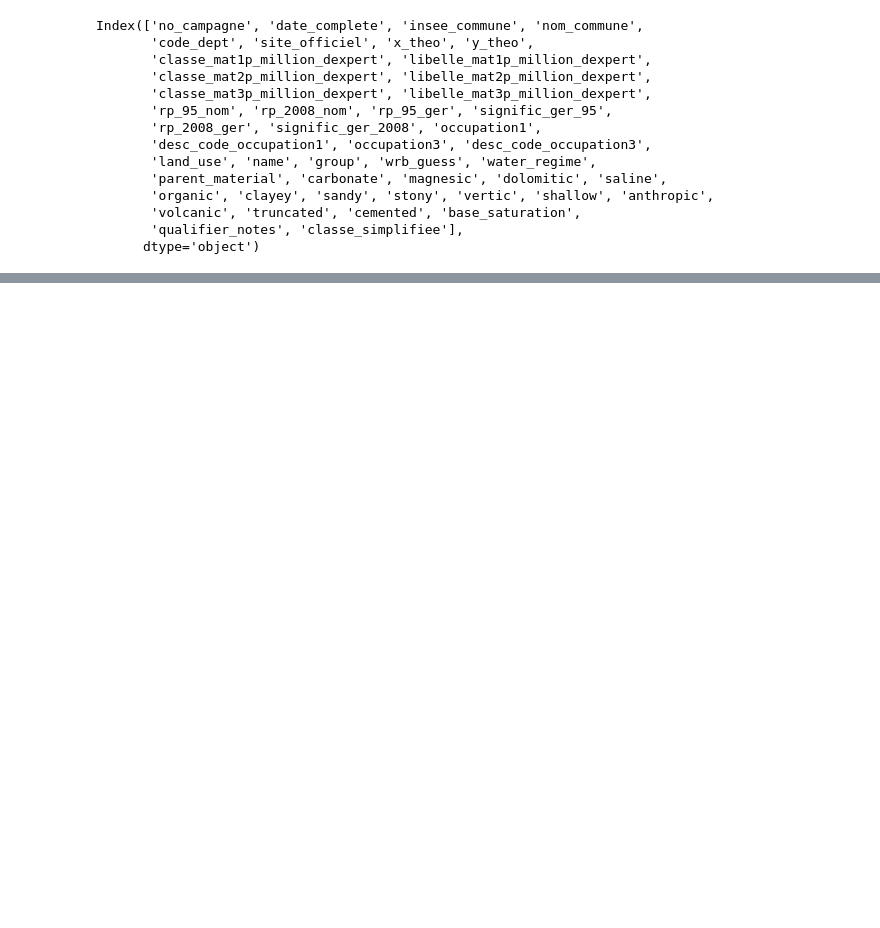
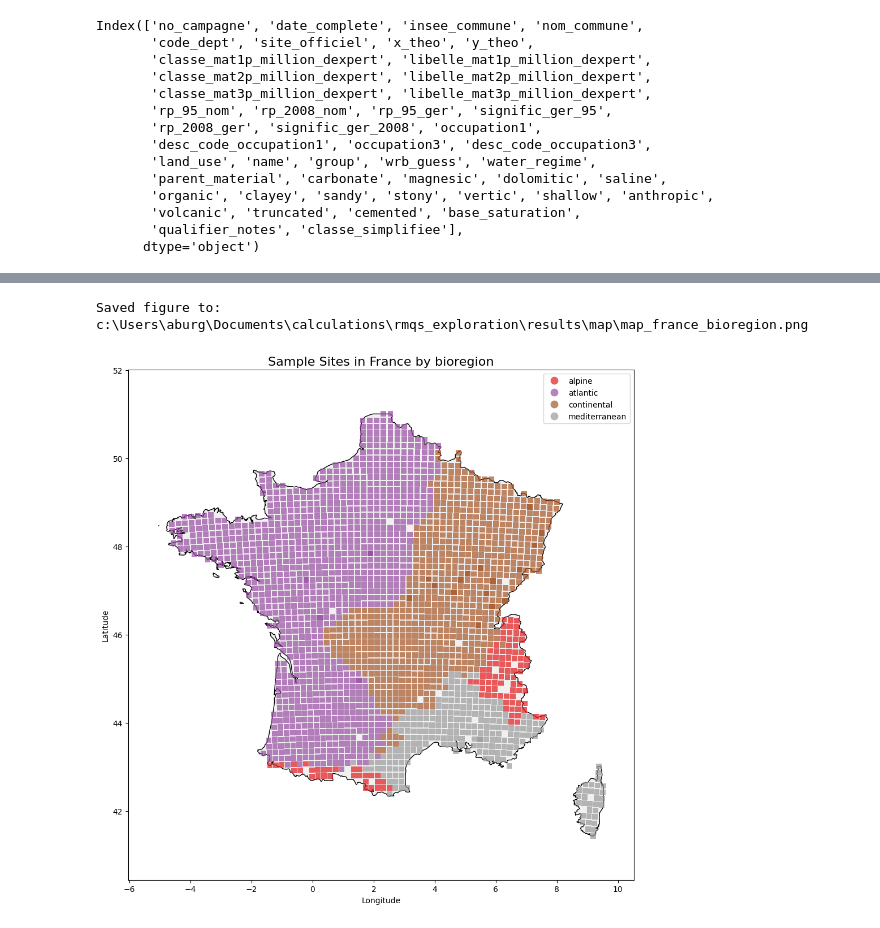
Before and after one commit to Phurga/rmqs_exploration, a Jupyter notebook: code/tests.ipynb, the cells around one changed output, grey strips where cells are left out. Cells and saved outputs as stored; diff of their text form; code cells hidden in the pictures; blank space fills up the shorter version.

Commit message:
add ternary plot and clean metadata_merge_otu

```diff
--- a/code/tests.ipynb
+++ b/code/tests.ipynb
@@ -20,21 +20,24 @@ Index(['no_campagne', 'date_complete', 'insee_commune', 'nom_commune',
        'qualifier_notes', 'classe_simplifiee'],
       dtype='object')
 # %%
-import plot_distribution
-import plot_map
-import plot_heatmap
+from utilities import load_data
+from plot_distribution import plot_distribution
+from plot_map import plot_map
+from plot_heatmap import plot_heatmap
+
+rich, meta = load_data()
+
+"""plot_distribution(rich, meta, "otu_richness", "land_use", 'land_use')
+plot_distribution(rich, meta, "otu_richness", "parent_material", 'parent_material')
+plot_distribution(rich, meta, "otu_richness", "wrb_guess", 'wrb_class')
+plot_distribution(rich, meta, "otu_richness", "signific_ger_95", 'soil_type')
+plot_distribution(rich, meta, "otu_richness", "desc_code_occupation3", 'land_use_fine')
+
+plot_map(meta, "land_use", 'land_use')
+plot_map(meta, "parent_material", 'parent_material')
+plot_map(meta, "wrb_guess", 'soil_type_wrb')
+plot_map(meta, "signific_ger_95", 'soil_type')
 """
-plot_distribution.main("otu_richness", "land_use", 'land_use')
-plot_distribution.main("otu_richness", "parent_material", 'parent_material')
-plot_distribution.main("otu_richness", "wrb_guess", 'wrb_class')
-plot_distribution.main("otu_richness", "signific_ger_95", 'soil_type')
-plot_distribution.main("otu_richness", "desc_code_occupation3", 'land_use_fine')
+plot_heatmap(rich, meta, "otu_richness", "land_use", "land_use", 'wrb_guess', "soil_class", top_n=10, agg='median')
+plot_heatmap(rich, meta, "otu_richness", "land_use", "land_use", "bioregion", "bioregion", top_n=10, agg='median')
 """
-
-plot_map.main("land_use", 'land_use')
-plot_map.main("parent_material", 'parent_material')
-plot_map.main("wrb_guess", 'soil_type_wrb')
-plot_map.main("signific_ger_95", 'soil_type')
-plot_map.main("", 'land_use_fine')
-
-plot_heatmap.main("otu_richness", ["land_use", "land_use"], ['wrb_guess', "soil_class"])
@@ -52,0 +44,5 @@ KeyError: 'soil_class'
+# %%
+plot_map(meta, "bioregion", 'bioregion')
+# %% [output]
+Saved figure to: c:\Users\aburg\Documents\calculations\rmqs_exploration\results\map\map_france_bioregion.png
+[figure, added]
```
Also changed, not shown: parts of 2 cells of this notebook, 8 other files.
